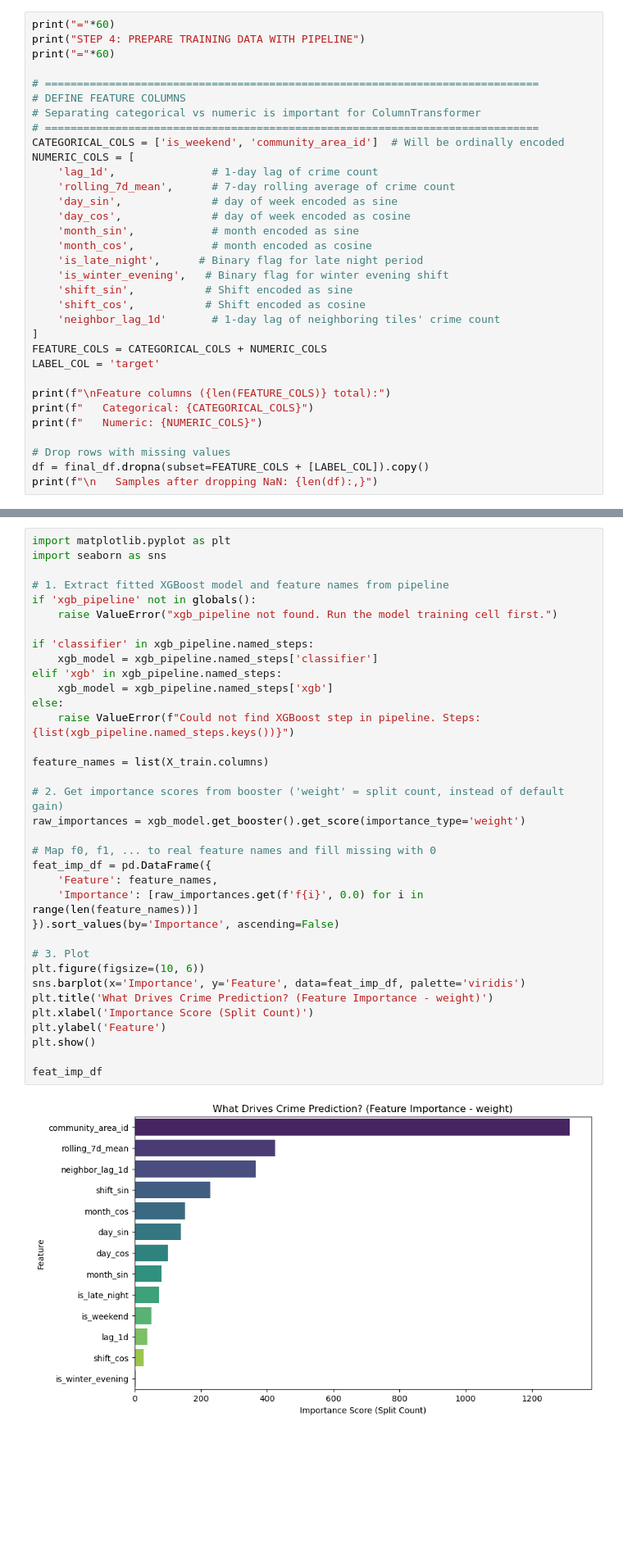
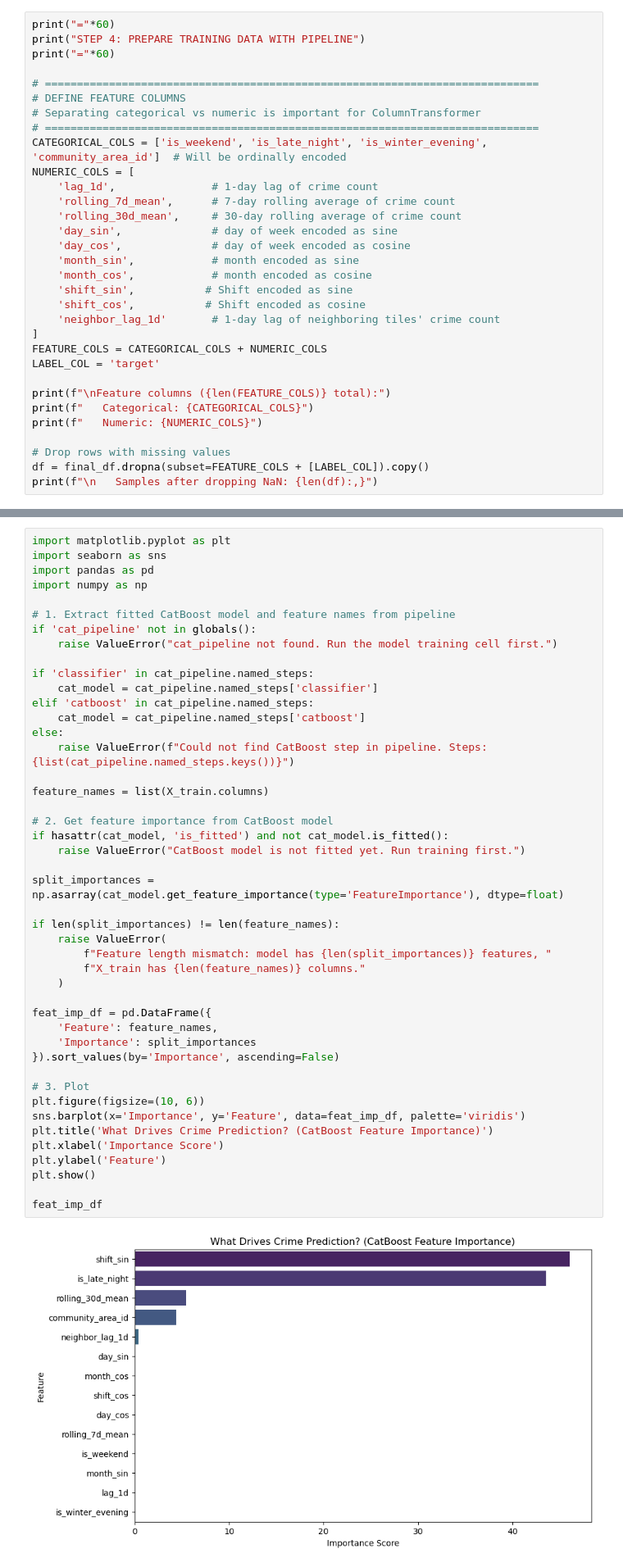
Before and after one commit to e1548423/Team23_IT5006_Predictive_Policing_AY2526Sem2, a Jupyter notebook: ML/Model/Crime_Prediction_Training (Violent Crime).ipynb, the cells around one changed output, grey strips where cells are left out. Shown at 82% size. Saved outputs shown, nothing was run; the diff lists cells and outputs as text; blank space fills up the shorter version.

```diff
--- a/ML/Model/Crime_Prediction_Training (Violent Crime).ipynb
+++ b/ML/Model/Crime_Prediction_Training (Violent Crime).ipynb
@@ -659,16 +719,15 @@ print("="*60)
 # DEFINE FEATURE COLUMNS
 # Separating categorical vs numeric is important for ColumnTransformer
 # =============================================================================
-CATEGORICAL_COLS = ['is_weekend', 'community_area_id']  # Will be ordinally encoded
+CATEGORICAL_COLS = ['is_weekend', 'is_late_night', 'is_winter_evening', 'community_area_id']  # Will be ordinally encoded
 NUMERIC_COLS = [
     'lag_1d',               # 1-day lag of crime count
     'rolling_7d_mean',      # 7-day rolling average of crime count
+    'rolling_30d_mean',     # 30-day rolling average of crime count
     'day_sin',              # day of week encoded as sine
     'day_cos',              # day of week encoded as cosine
     'month_sin',            # month encoded as sine
     'month_cos',            # month encoded as cosine
-    'is_late_night',      # Binary flag for late night period
-    'is_winter_evening',   # Binary flag for winter evening shift
     'shift_sin',           # Shift encoded as sine
     'shift_cos',           # Shift encoded as cosine
     'neighbor_lag_1d'       # 1-day lag of neighboring tiles' crime count
@@ -1494,38 +1559,48 @@ Aim to understand what the various predictors mean to the model and whether any
 # %%
 import matplotlib.pyplot as plt
 import seaborn as sns
+import pandas as pd
+import numpy as np
 
-# 1. Extract fitted XGBoost model and feature names from pipeline
-if 'xgb_pipeline' not in globals():
-    raise ValueError("xgb_pipeline not found. Run the model training cell first.")
+# 1. Extract fitted CatBoost model and feature names from pipeline
+if 'cat_pipeline' not in globals():
+    raise ValueError("cat_pipeline not found. Run the model training cell first.")
 
-if 'classifier' in xgb_pipeline.named_steps:
-    xgb_model = xgb_pipeline.named_steps['classifier']
-elif 'xgb' in xgb_pipeline.named_steps:
-    xgb_model = xgb_pipeline.named_steps['xgb']
+if 'classifier' in cat_pipeline.named_steps:
+    cat_model = cat_pipeline.named_steps['classifier']
+elif 'catboost' in cat_pipeline.named_steps:
+    cat_model = cat_pipeline.named_steps['catboost']
 else:
-    raise ValueError(f"Could not find XGBoost step in pipeline. Steps: {list(xgb_pipeline.named_steps.keys())}")
+    raise ValueError(f"Could not find CatBoost step in pipeline. Steps: {list(cat_pipeline.named_steps.keys())}")
 
 feature_names = list(X_train.columns)
 
-# 2. Get importance scores from booster ('weight' = split count, instead of default gain)
-raw_importances = xgb_model.get_booster().get_score(importance_type='weight')
+# 2. Get feature importance from CatBoost model
+if hasattr(cat_model, 'is_fitted') and not cat_model.is_fitted():
+    raise ValueError("CatBoost model is not fitted yet. Run training first.")
 
-# Map f0, f1, ... to real feature names and fill missing with 0
+split_importances = np.asarray(cat_model.get_feature_importance(type='FeatureImportance'), dtype=float)
+
+if len(split_importances) != len(feature_names):
+    raise ValueError(
+        f"Feature length mismatch: model has {len(split_importances)} features, "
+        f"X_train has {len(feature_names)} columns."
+    )
+
 feat_imp_df = pd.DataFrame({
     'Feature': feature_names,
-    'Importance': [raw_importances.get(f'f{i}', 0.0) for i in range(len(feature_names))]
+    'Importance': split_importances
 }).sort_values(by='Importance', ascending=False)
 
 # 3. Plot
 plt.figure(figsize=(10, 6))
 sns.barplot(x='Importance', y='Feature', data=feat_imp_df, palette='viridis')
-plt.title('What Drives Crime Prediction? (Feature Importance - weight)')
-plt.xlabel('Importance Score (Split Count)')
+plt.title('What Drives Crime Prediction? (CatBoost Feature Importance)')
+plt.xlabel('Importance Score')
 plt.ylabel('Feature')
 plt.show()
 
 feat_imp_df
 # %% [output]
-[figure, old version]
+[figure, new version]
 |  | Feature | Importance |
```
Also changed, not shown: parts of 34 cells of this notebook.
